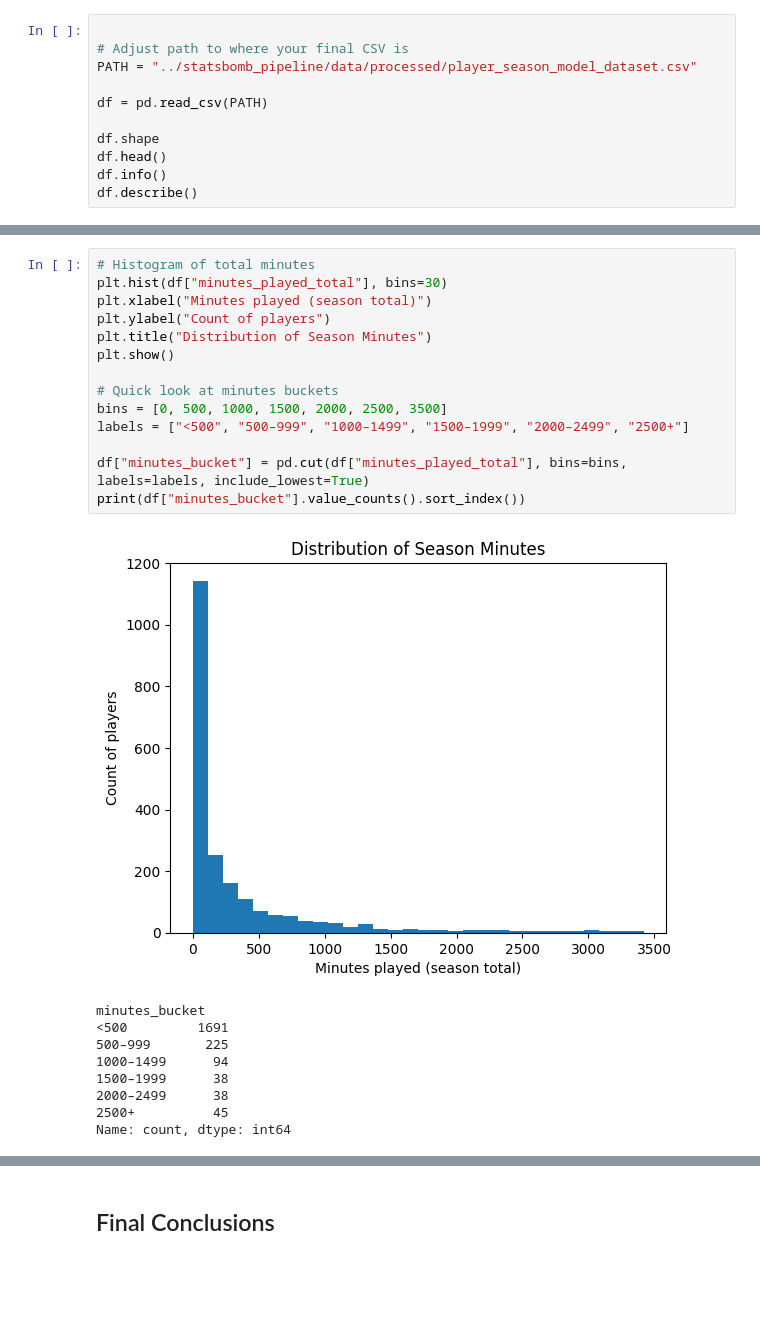
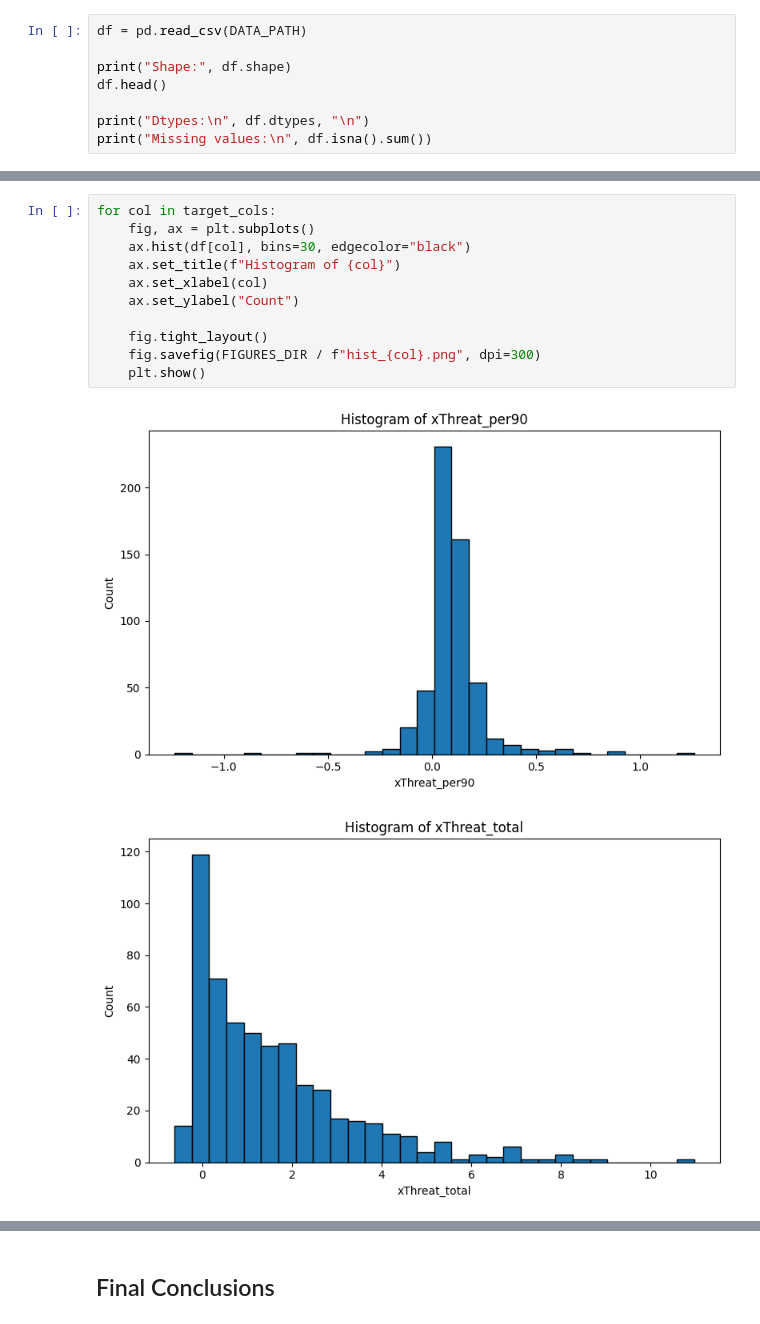
Before and after one commit to mauposad/epl-expected-threat, a Jupyter notebook: Models-StatsBomb/eda.ipynb, the cells around one changed output, grey strips where cells are left out. Cells and saved outputs as stored; diff of their text form; blank space fills up the shorter version.

```diff
--- a/Models-StatsBomb/eda.ipynb
+++ b/Models-StatsBomb/eda.ipynb
@@ -6,12 +28,9 @@ import pandas as pd
 # %%
+df = pd.read_csv(DATA_PATH)
 
-# Adjust path to where your final CSV is
-PATH = "../statsbomb_pipeline/data/processed/player_season_model_dataset.csv"
+print("Shape:", df.shape)
+df.head()
 
-df = pd.read_csv(PATH)
-
-df.shape
-df.head()
-df.info()
-df.describe()
+print("Dtypes:\n", df.dtypes, "\n")
+print("Missing values:\n", df.isna().sum())
 # %% [output]
@@ -90,24 +76,14 @@ dtype: int64
 # %%
-# Histogram of total minutes
-plt.hist(df["minutes_played_total"], bins=30)
-plt.xlabel("Minutes played (season total)")
-plt.ylabel("Count of players")
-plt.title("Distribution of Season Minutes")
-plt.show()
+for col in target_cols:
+    fig, ax = plt.subplots()
+    ax.hist(df[col], bins=30, edgecolor="black")
+    ax.set_title(f"Histogram of {col}")
+    ax.set_xlabel(col)
+    ax.set_ylabel("Count")
 
-# Quick look at minutes buckets
-bins = [0, 500, 1000, 1500, 2000, 2500, 3500]
-labels = ["<500", "500–999", "1000–1499", "1500–1999", "2000–2499", "2500+"]
-
-df["minutes_bucket"] = pd.cut(df["minutes_played_total"], bins=bins, labels=labels, include_lowest=True)
-print(df["minutes_bucket"].value_counts().sort_index())
+    fig.tight_layout()
+    fig.savefig(FIGURES_DIR / f"hist_{col}.png", dpi=300)
+    plt.show()
 # %% [output]
-[figure, old version]
+[figure, new version]
-minutes_bucket
-<500         1691
-500–999       225
-1000–1499      94
-1500–1999      38
-2000–2499      38
-2500+          45
-Name: count, dtype: int64
+[figure, added]
```
Also changed, not shown: parts of 16 cells of this notebook, 14 other files.
